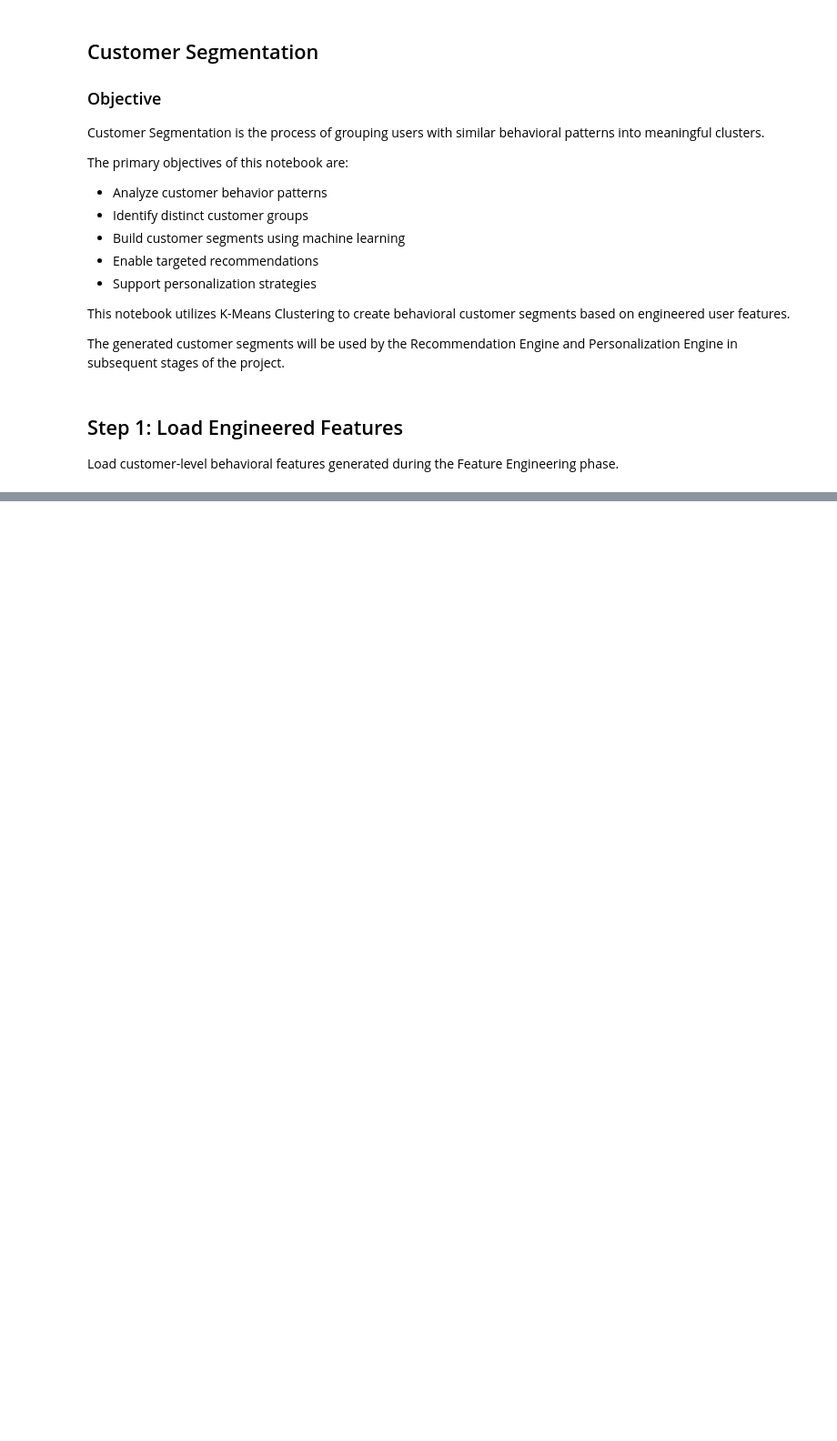
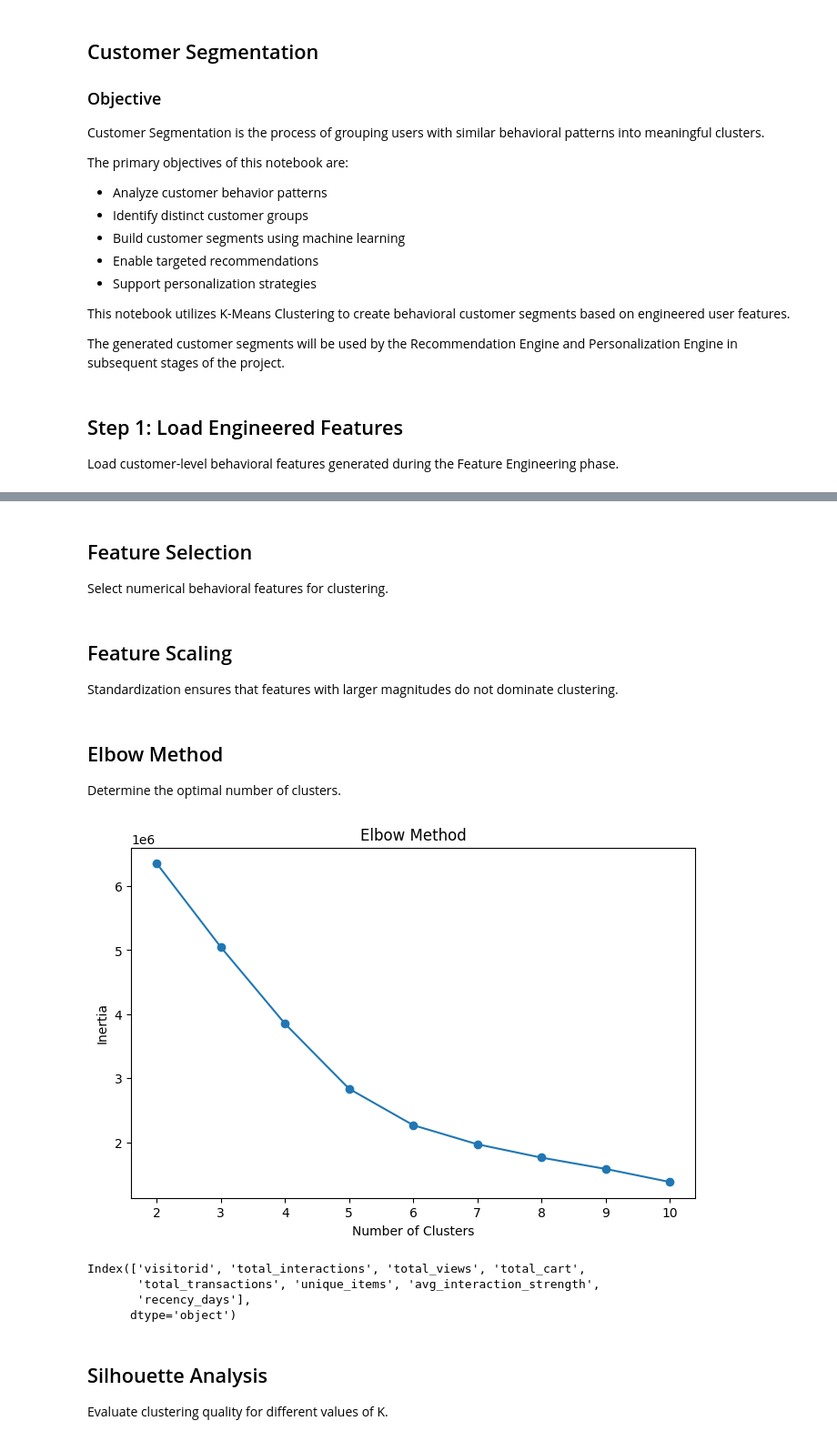
Before and after one commit to prakhar9754/recommendiq, a Jupyter notebook: notebooks/06_customer_segmentation.ipynb, the cells around one changed output, grey strips where cells are left out. Shown at 91% size. Drawn from its saved outputs; the diff is of its cells as text; code cells hidden in the pictures; blank space fills up the shorter version.

Commit message:
clusters have been created

```diff
--- a/notebooks/06_customer_segmentation.ipynb
+++ b/notebooks/06_customer_segmentation.ipynb
@@ -40,0 +99,54 @@ customer_features.head()
+# %% [markdown]
+## Feature Selection
+
+Select numerical behavioral features for clustering.
+# %%
+X = customer_features.drop(
+    columns=["visitorid"]
+)
+# %% [markdown]
+## Feature Scaling
+
+Standardization ensures that features with larger magnitudes do not dominate clustering.
+# %%
+scaler = StandardScaler()
+
+X_scaled = scaler.fit_transform(X)
+# %% [markdown]
+## Elbow Method
+
+Determine the optimal number of clusters.
+# %%
+inertia = [] #dist from centre to all data points
+
+k_values = range(2, 11)
+
+for k in k_values:
+
+    model = KMeans(
+        n_clusters=k,
+        random_state=42,
+        n_init=10
+    )
+
+    model.fit(X_scaled)
+
+    inertia.append(model.inertia_)
+# %%
+plt.figure(figsize=(8,5))
+
+plt.plot(
+    k_values, #x-axis
+    inertia,#y-axis
+    marker="o"
+)
+
+plt.xlabel("Number of Clusters")
+
+plt.ylabel("Inertia")
+
+plt.title("Elbow Method")
+
+plt.show()
+# %% [output]
+[figure, added]
@@ -40,0 +163,11 @@ customer_features.head()
+# %%
+customer_features.columns
+# %% [output]
+Index(['visitorid', 'total_interactions', 'total_views', 'total_cart',
+       'total_transactions', 'unique_items', 'avg_interaction_strength',
+       'recency_days'],
+      dtype='object')
+# %% [markdown]
+## Silhouette Analysis
+
+Evaluate clustering quality for different values of K.
```
Also changed, not shown: parts of 10 cells of this notebook.
